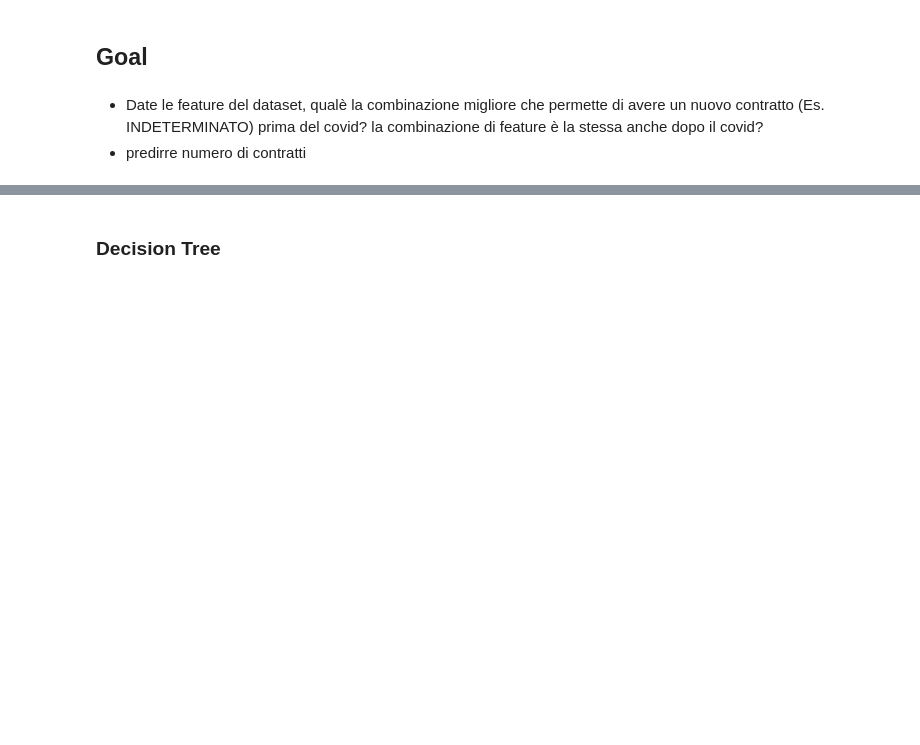
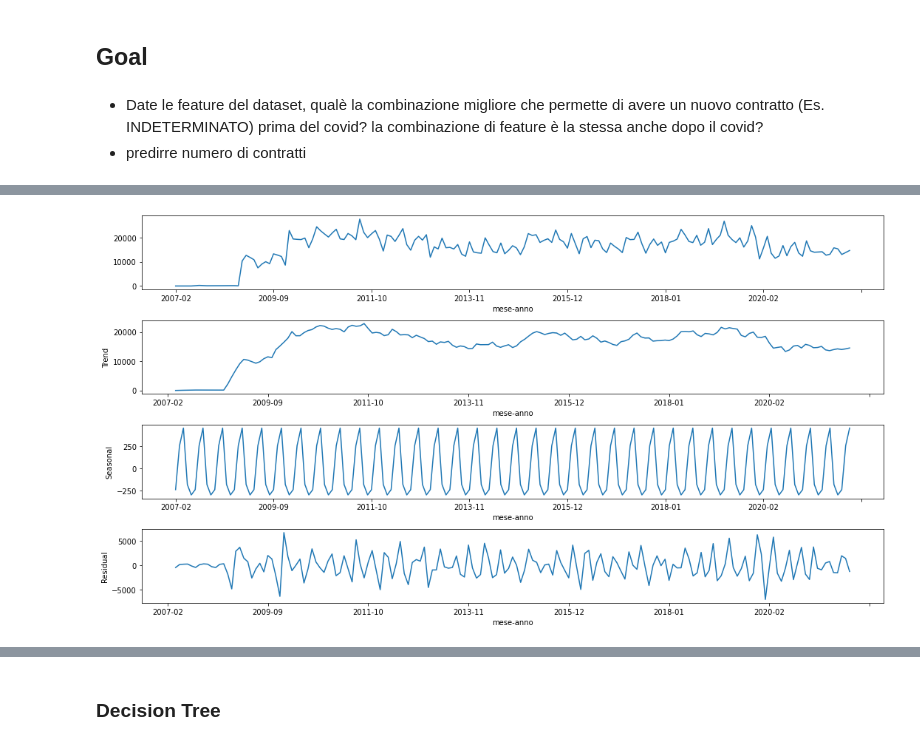
Before and after one commit to itsferios/LAB3, a Jupyter notebook: LAB3.ipynb, the cells around one changed output, grey strips where cells are left out. Drawn from its saved outputs; the diff is of its cells as text; code cells hidden in the pictures; blank space fills up the shorter version.

```diff
--- a/LAB3.ipynb
+++ b/LAB3.ipynb
@@ -579,0 +444,22 @@ X_train, X_test, y_train, y_test = train_test_split(X, y, test_size = 0.3, rando
+# %%
+# Show seasonality and trend
+plt.rcParams['figure.figsize'] = 20, 10
+# Additive decomposition
+decomposed_add = seasonal_decompose(bal2, model="additive", period=5)
+
+fig, ax = plt.subplots(4, 1, figsize=(15, 8))
+# Plot the series
+decomposed_add.observed.plot(ax = ax[0])
+decomposed_add.trend.plot(ax = ax[1])
+decomposed_add.seasonal.plot(ax = ax[2])
+decomposed_add.resid.plot(ax = ax[3])
+# Add the labels to the Y-axis
+ax[0].set_ylabel('')
+ax[1].set_ylabel('Trend')
+ax[2].set_ylabel('Seasonal')
+ax[3].set_ylabel('Residual')
+
+plt.tight_layout()
+plt.show()
+# %% [output]
+[figure, added]
```
Also changed, not shown: parts of 245 cells of this notebook.
